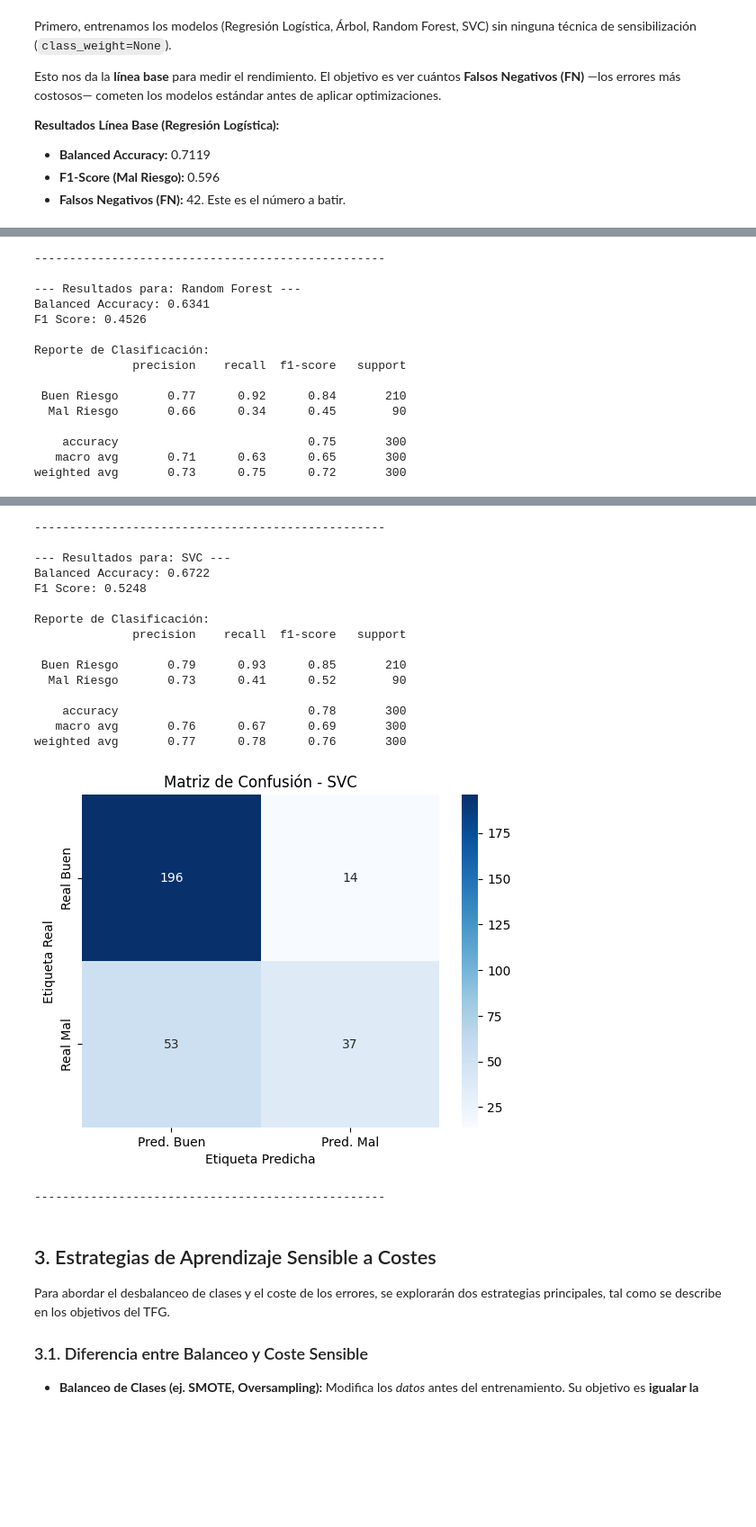
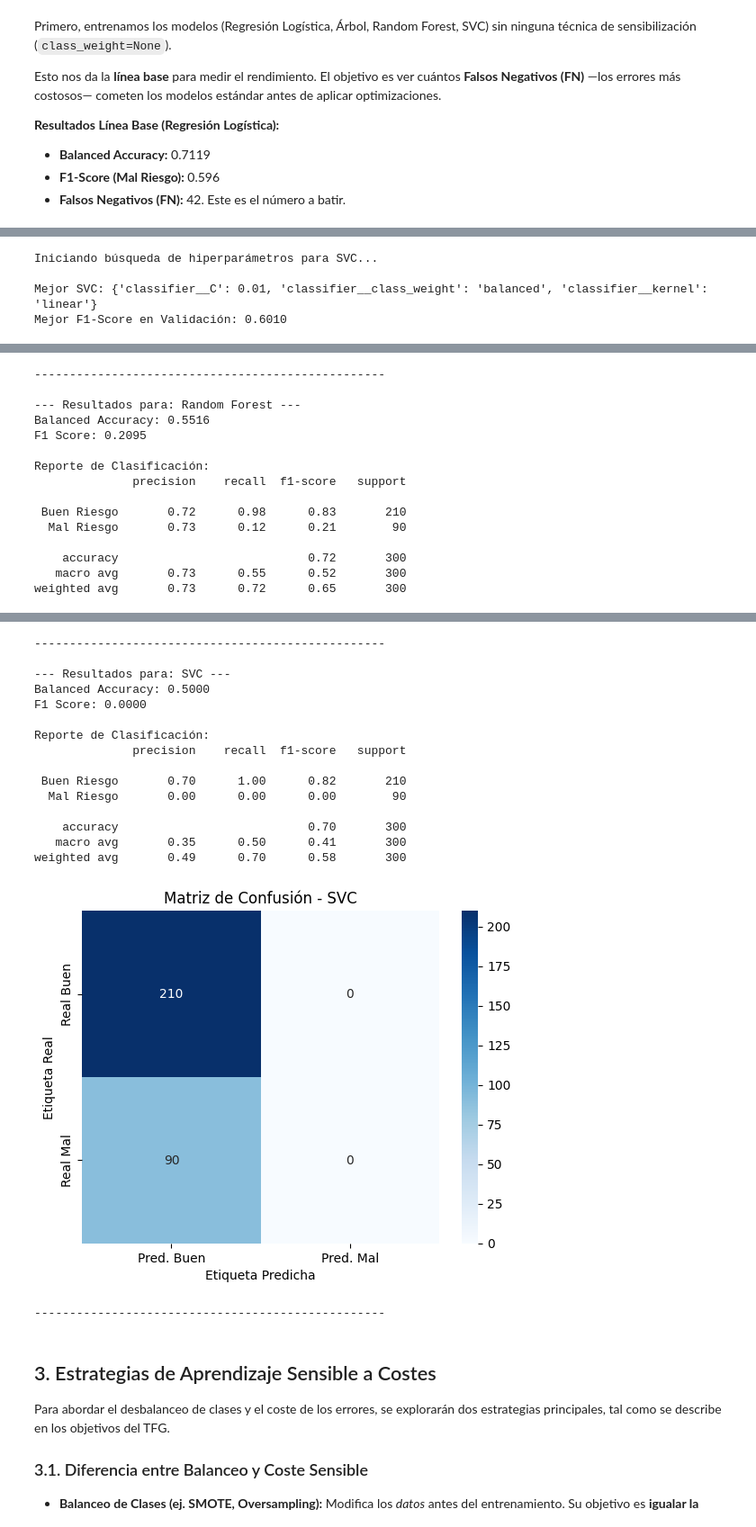
Before and after one commit to AlejandroJB18/tfg_info_deteccion_fraude, a Jupyter notebook: exploracion/deteccion_impago_german_credit_data.ipynb, the cells around one changed output, grey strips where cells are left out. Shown at 90% size. Drawn from its saved outputs; the diff is of its cells as text; code cells hidden in the pictures; blank space fills up the shorter version.

```diff
--- a/exploracion/deteccion_impago_german_credit_data.ipynb
+++ b/exploracion/deteccion_impago_german_credit_data.ipynb
@@ -136,10 +258,45 @@ Esto nos da la **línea base** para medir el rendimiento. El objetivo es ver cu
+# %%
+# --- Optimización de SVC (Support Vector Classifier) ---
+print("Iniciando búsqueda de hiperparámetros para SVC...")
+
+pipeline_svc = Pipeline([
+    ('preprocessor', preprocessor),
+    ('classifier', SVC(random_state=42))
+])
+
+param_grid_svc = {
+    # C: Regularización. C pequeño = margen suave; C grande = margen estricto.
+    'classifier__C': [0.01, 0.1, 1, 10, 50, 100, 500],
+    # Kernel: 'rbf' es el estándar para no linealidad, 'linear' es más simple.
+    'classifier__kernel': ['rbf', 'linear'],
+    # Pesos
+    'classifier__class_weight': [None, 'balanced']
+}
+
+grid_svc = GridSearchCV(
+    estimator=pipeline_svc,
+    param_grid=param_grid_svc,
+    scoring=f1_scorer,
+    cv=5,
+    n_jobs=-1
+)
+
+grid_svc.fit(X_train, y_train)
+
+print(f"\nMejor SVC: {grid_svc.best_params_}")
+print(f"Mejor F1-Score en Validación: {grid_svc.best_score_:.4f}")
+# %% [output]
+Iniciando búsqueda de hiperparámetros para SVC...
+
+Mejor SVC: {'classifier__C': 0.01, 'classifier__class_weight': 'balanced', 'classifier__kernel': 'linear'}
+Mejor F1-Score en Validación: 0.6010
 # %%
 # Diccionario con los modelos que vamos a probar
 models = {
-    "Regresión Logística": LogisticRegression(random_state=42, max_iter=1000),
-    "Árbol de Decisión": DecisionTreeClassifier(random_state=42),
-    "Random Forest": RandomForestClassifier(random_state=42),
-    "SVC": SVC(random_state=42)
+    "Regresión Logística": LogisticRegression(random_state=42, max_iter=2000, C=1),
+    "Árbol de Decisión": DecisionTreeClassifier(random_state=42, max_depth=5, min_samples_split=50, min_samples_leaf=20, criterion="gini"),
+    "Random Forest": RandomForestClassifier(random_state=42, n_estimators=50, max_depth=5, min_samples_leaf=10),
+    "SVC": SVC(random_state=42, C=0.01, kernel="linear")
 }
 
 # Diccionario para los pipelines ya entrenados
@@ -211,15 +368,15 @@ weighted avg       0.66      0.65      0.66       300
 --------------------------------------------------
 
 --- Resultados para: Random Forest ---
-Balanced Accuracy: 0.6341
-F1 Score: 0.4526
+Balanced Accuracy: 0.5516
+F1 Score: 0.2095
 
 Reporte de Clasificación:
               precision    recall  f1-score   support
 
- Buen Riesgo       0.77      0.92      0.84       210
-  Mal Riesgo       0.66      0.34      0.45        90
+ Buen Riesgo       0.72      0.98      0.83       210
+  Mal Riesgo       0.73      0.12      0.21        90
 
-    accuracy                           0.75       300
-   macro avg       0.71      0.63      0.65       300
-weighted avg       0.73      0.75      0.72       300
+    accuracy                           0.72       300
+   macro avg       0.73      0.55      0.52       300
+weighted avg       0.73      0.72      0.65       300
@@ -227,19 +384,19 @@ weighted avg       0.73      0.75      0.72       300
 --------------------------------------------------
 
 --- Resultados para: SVC ---
-Balanced Accuracy: 0.6722
-F1 Score: 0.5248
+Balanced Accuracy: 0.5000
+F1 Score: 0.0000
 
 Reporte de Clasificación:
               precision    recall  f1-score   support
 
- Buen Riesgo       0.79      0.93      0.85       210
-  Mal Riesgo       0.73      0.41      0.52        90
+ Buen Riesgo       0.70      1.00      0.82       210
+  Mal Riesgo       0.00      0.00      0.00        90
 
-    accuracy                           0.78       300
-   macro avg       0.76      0.67      0.69       300
-weighted avg       0.77      0.78      0.76       300
+    accuracy                           0.70       300
+   macro avg       0.35      0.50      0.41       300
+weighted avg       0.49      0.70      0.58       300
-[figure, old version]
+[figure, new version]
 --------------------------------------------------
 # %% [markdown]
 ## 3. Estrategias de Aprendizaje Sensible a Costes
```
Also changed, not shown: parts of 10 cells of this notebook, 7 other files.
